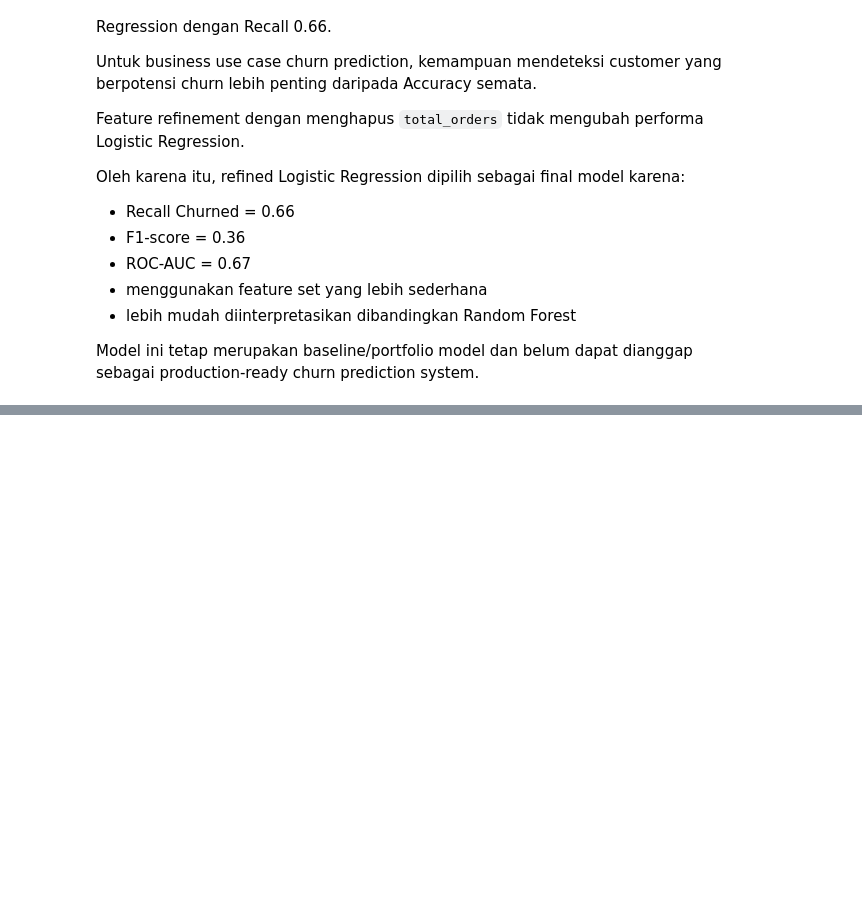
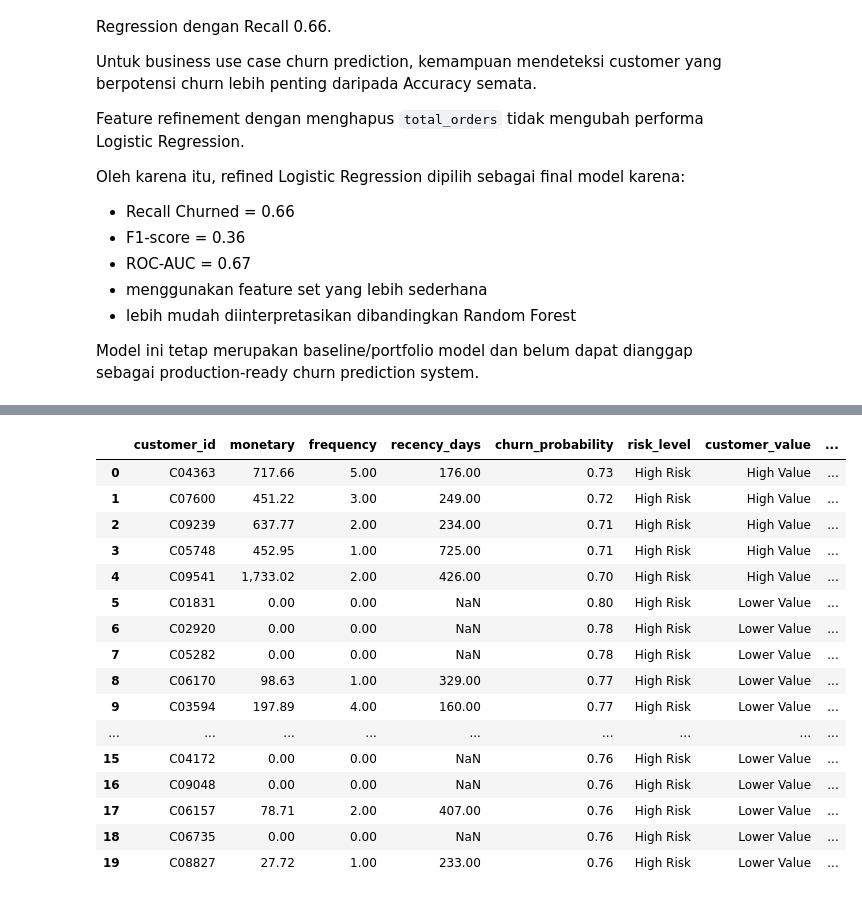
Before and after one commit to DzuNa76/ai-business-intelligence, a Jupyter notebook: notebooks/06_churn_prediction.ipynb, the cells around one changed output, grey strips where cells are left out. Drawn from its saved outputs; the diff is of its cells as text; code cells hidden in the pictures; blank space fills up the shorter version.

```diff
--- a/notebooks/06_churn_prediction.ipynb
+++ b/notebooks/06_churn_prediction.ipynb
@@ -1527,0 +1810,76 @@ dianggap sebagai production-ready churn prediction system.
+# %%
+# Get customer behavioral features from the test set
+retention_priority = customer_features.loc[
+    X_test_refined.index,
+    [
+        "customer_id",
+        "monetary",
+        "frequency",
+        "recency_days"
+    ]
+].copy()
+
+# Add churn probability from the final model
+retention_priority["churn_probability"] = churn_probability
+
+# Add risk level
+retention_priority["risk_level"] = pd.cut(
+    retention_priority["churn_probability"],
+    bins=[-float("inf"), 0.40, 0.70, float("inf")],
+    labels=["Low Risk", "Medium Risk", "High Risk"]
+)
+
+# Define high customer value using the median monetary value
+monetary_threshold = retention_priority["monetary"].median()
+
+retention_priority["customer_value"] = np.where(
+    retention_priority["monetary"] >= monetary_threshold,
+    "High Value",
+    "Lower Value"
+)
+
+# Define retention priority
+retention_priority["priority"] = np.select(
+    [
+        (
+            (retention_priority["risk_level"] == "High Risk")
+            & (retention_priority["customer_value"] == "High Value")
+        ),
+        (
+            (retention_priority["risk_level"] == "High Risk")
+            | (retention_priority["risk_level"] == "Medium Risk")
+        )
+    ],
+    [
+        "High Priority",
+        "Medium Priority"
+    ],
+    default="Low Priority"
+)
+
+# Sort by priority and churn probability
+priority_order = {
+    "High Priority": 0,
+    "Medium Priority": 1,
+    "Low Priority": 2
+}
+
+retention_priority["priority_order"] = (
+    retention_priority["priority"].map(priority_order)
+)
+
+retention_priority = retention_priority.sort_values(
+    ["priority_order", "churn_probability", "monetary"],
+    ascending=[True, False, False]
+).reset_index(drop=True)
+
+retention_priority = retention_priority.drop(
+    columns=["priority_order"]
+)
+
+print("Top Retention Priority Customers:")
+
+display(
+    retention_priority.head(20)
+)
+# %% [output]
@@ -1527,0 +1887,17 @@ dianggap sebagai production-ready churn prediction system.
+|  | customer_id | monetary | frequency | recency_days | churn_probability | risk_level | customer_value | ... |
+| 0 | C04363 | 717.66 | 5.00 | 176.00 | 0.73 | High Risk | High Value | ... |
+| 1 | C07600 | 451.22 | 3.00 | 249.00 | 0.72 | High Risk | High Value | ... |
+| 2 | C09239 | 637.77 | 2.00 | 234.00 | 0.71 | High Risk | High Value | ... |
+| 3 | C05748 | 452.95 | 1.00 | 725.00 | 0.71 | High Risk | High Value | ... |
+| 4 | C09541 | 1,733.02 | 2.00 | 426.00 | 0.70 | High Risk | High Value | ... |
+| 5 | C01831 | 0.00 | 0.00 | NaN | 0.80 | High Risk | Lower Value | ... |
+| 6 | C02920 | 0.00 | 0.00 | NaN | 0.78 | High Risk | Lower Value | ... |
+| 7 | C05282 | 0.00 | 0.00 | NaN | 0.78 | High Risk | Lower Value | ... |
+| 8 | C06170 | 98.63 | 1.00 | 329.00 | 0.77 | High Risk | Lower Value | ... |
+| 9 | C03594 | 197.89 | 4.00 | 160.00 | 0.77 | High Risk | Lower Value | ... |
+| ... | ... | ... | ... | ... | ... | ... | ... | ... |
+| 15 | C04172 | 0.00 | 0.00 | NaN | 0.76 | High Risk | Lower Value | ... |
+| 16 | C09048 | 0.00 | 0.00 | NaN | 0.76 | High Risk | Lower Value | ... |
+| 17 | C06157 | 78.71 | 2.00 | 407.00 | 0.76 | High Risk | Lower Value | ... |
+| 18 | C06735 | 0.00 | 0.00 | NaN | 0.76 | High Risk | Lower Value | ... |
+| 19 | C08827 | 27.72 | 1.00 | 233.00 | 0.76 | High Risk | Lower Value | ... |
```
Also changed, not shown: parts of 18 cells of this notebook.
